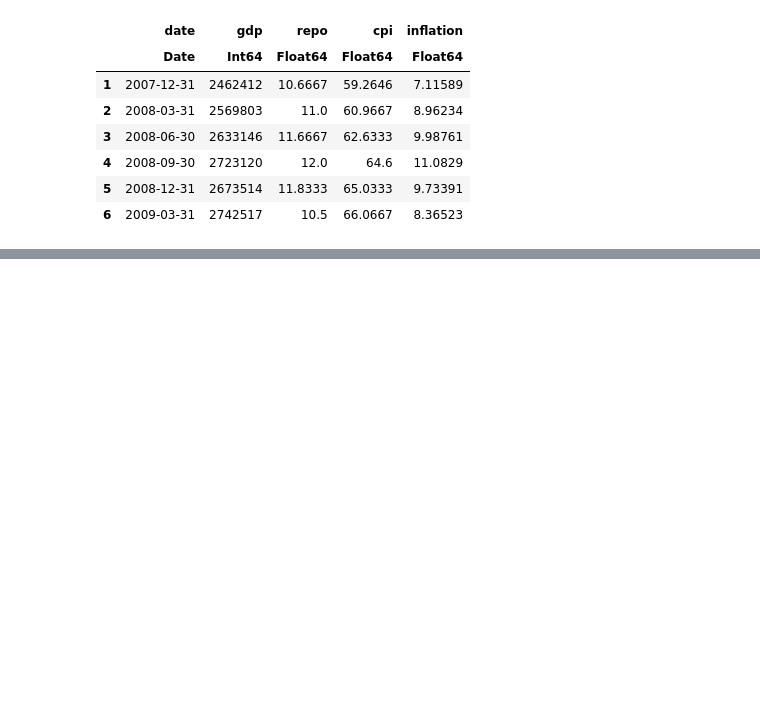
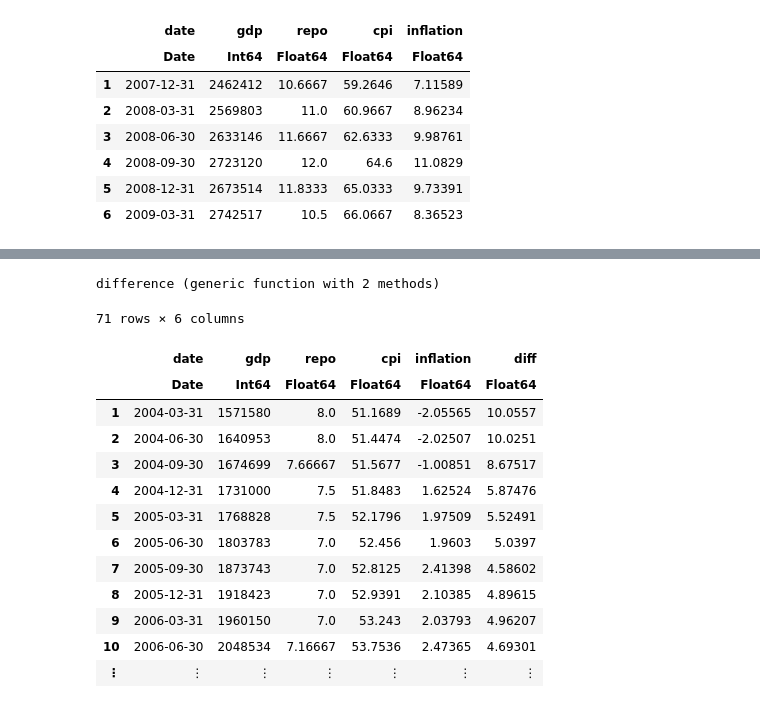
Before and after one commit to DawievLill/DataScience-871, a Jupyter notebook: 05-julia-data/05-julia-data.ipynb, the cells around one changed output, grey strips where cells are left out. Saved outputs shown, nothing was run; the diff lists cells and outputs as text; code cells hidden in the pictures; blank space fills up the shorter version.

```diff
--- a/05-julia-data/05-julia-data.ipynb
+++ b/05-julia-data/05-julia-data.ipynb
@@ -472,0 +541,21 @@ filter(:repo => repo_geq_ten, sa_data)
+# %%
+difference(repo_rate::AbstractArray, inflation_rate::AbstractArray) = repo_rate .- inflation_rate
+# %% [output]
+difference (generic function with 2 methods)
+# %%
+transform(sa_data, [:repo, :inflation] => difference => :diff)
+# %% [output]
+71 rows × 6 columns
+|  | date | gdp | repo | cpi | inflation | diff |
+|  | Date | Int64 | Float64 | Float64 | Float64 | Float64 |
+| 1 | 2004-03-31 | 1571580 | 8.0 | 51.1689 | -2.05565 | 10.0557 |
+| 2 | 2004-06-30 | 1640953 | 8.0 | 51.4474 | -2.02507 | 10.0251 |
+| 3 | 2004-09-30 | 1674699 | 7.66667 | 51.5677 | -1.00851 | 8.67517 |
+| 4 | 2004-12-31 | 1731000 | 7.5 | 51.8483 | 1.62524 | 5.87476 |
+| 5 | 2005-03-31 | 1768828 | 7.5 | 52.1796 | 1.97509 | 5.52491 |
+| 6 | 2005-06-30 | 1803783 | 7.0 | 52.456 | 1.9603 | 5.0397 |
+| 7 | 2005-09-30 | 1873743 | 7.0 | 52.8125 | 2.41398 | 4.58602 |
+| 8 | 2005-12-31 | 1918423 | 7.0 | 52.9391 | 2.10385 | 4.89615 |
+| 9 | 2006-03-31 | 1960150 | 7.0 | 53.243 | 2.03793 | 4.96207 |
+| 10 | 2006-06-30 | 2048534 | 7.16667 | 53.7536 | 2.47365 | 4.69301 |
+| ⋮ | ⋮ | ⋮ | ⋮ | ⋮ | ⋮ | ⋮ |
```
Also changed, not shown: parts of 11 cells of this notebook.
